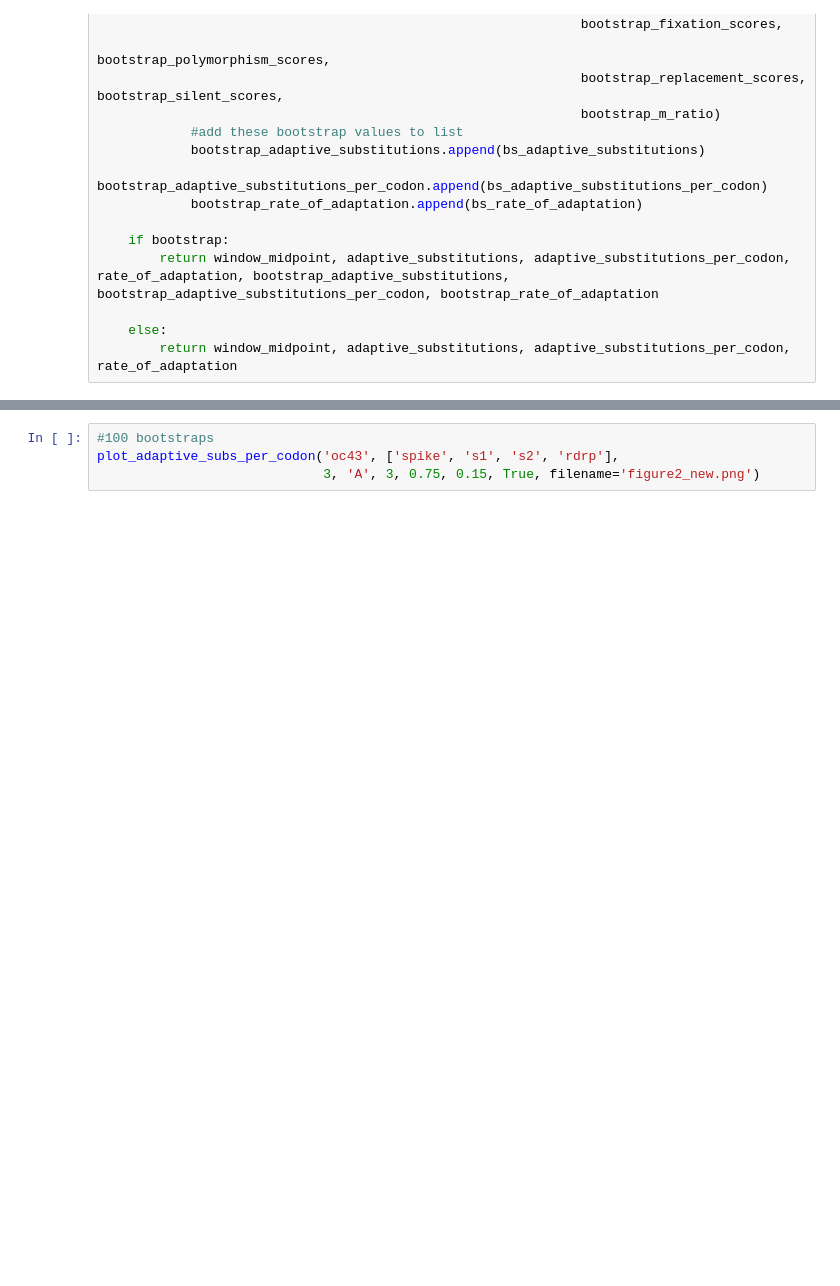
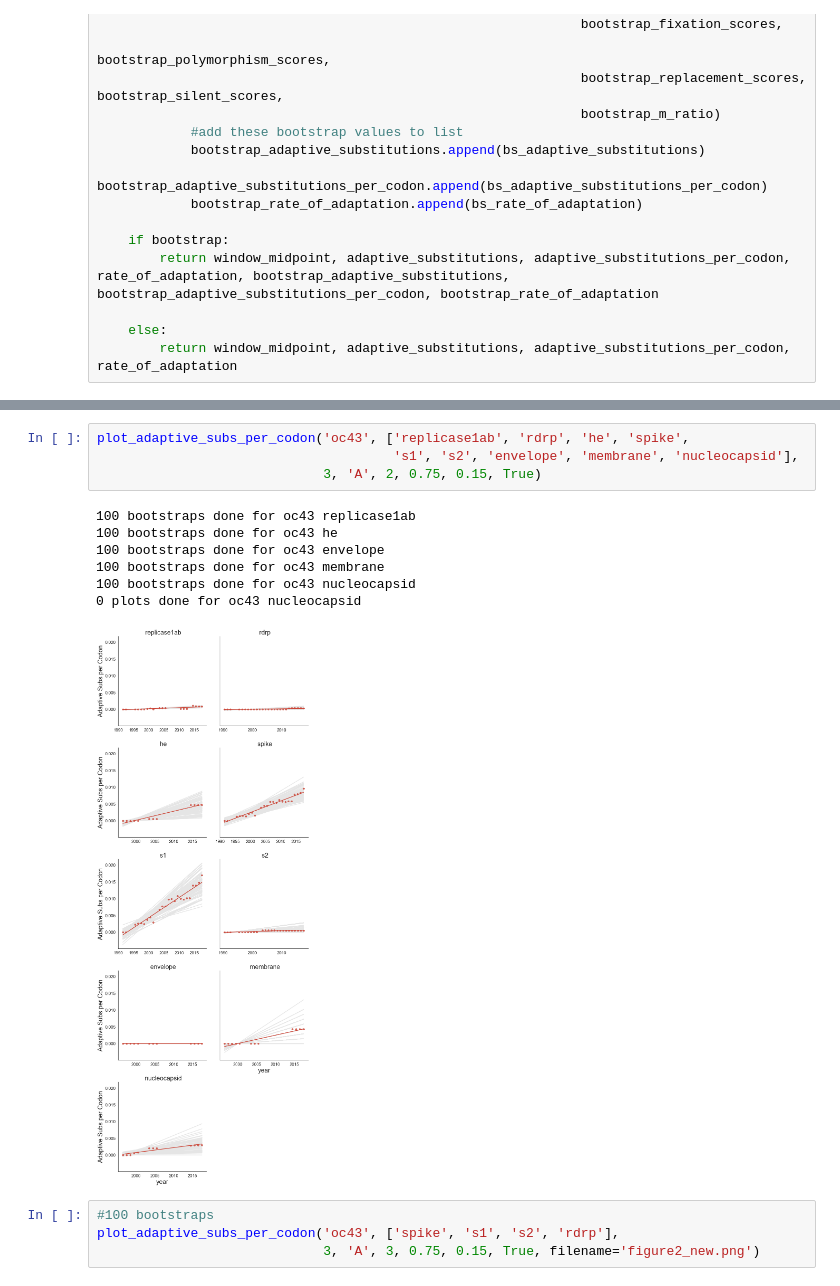
Before and after one commit to blab/seasonal-cov-adaptive-evolution, a Jupyter notebook: antigenic_evolution/bhatt_bootstrapping.ipynb, the cells around one changed output, grey strips where cells are left out. Saved outputs shown, nothing was run; the diff lists cells and outputs as text; blank space fills up the shorter version.

```diff
--- a/antigenic_evolution/bhatt_bootstrapping.ipynb
+++ b/antigenic_evolution/bhatt_bootstrapping.ipynb
@@ -717,3 +729,15 @@ plot_adaptive_subs_per_codon('oc43', ['spike', 's1', 's2', 'replicase1ab', 'rdrp
+# %%
+plot_adaptive_subs_per_codon('oc43', ['replicase1ab', 'rdrp', 'he', 'spike',
+                                      's1', 's2', 'envelope', 'membrane', 'nucleocapsid'],
+                             3, 'A', 2, 0.75, 0.15, True)
+# %% [output]
+100 bootstraps done for oc43 replicase1ab
+100 bootstraps done for oc43 he
+100 bootstraps done for oc43 envelope
+100 bootstraps done for oc43 membrane
+100 bootstraps done for oc43 nucleocapsid
+0 plots done for oc43 nucleocapsid
+[figure, added]
 # %%
 #100 bootstraps
 plot_adaptive_subs_per_codon('oc43', ['spike', 's1', 's2', 'rdrp'],
```
Also changed, not shown: parts of 10 cells of this notebook, 15 other files.
